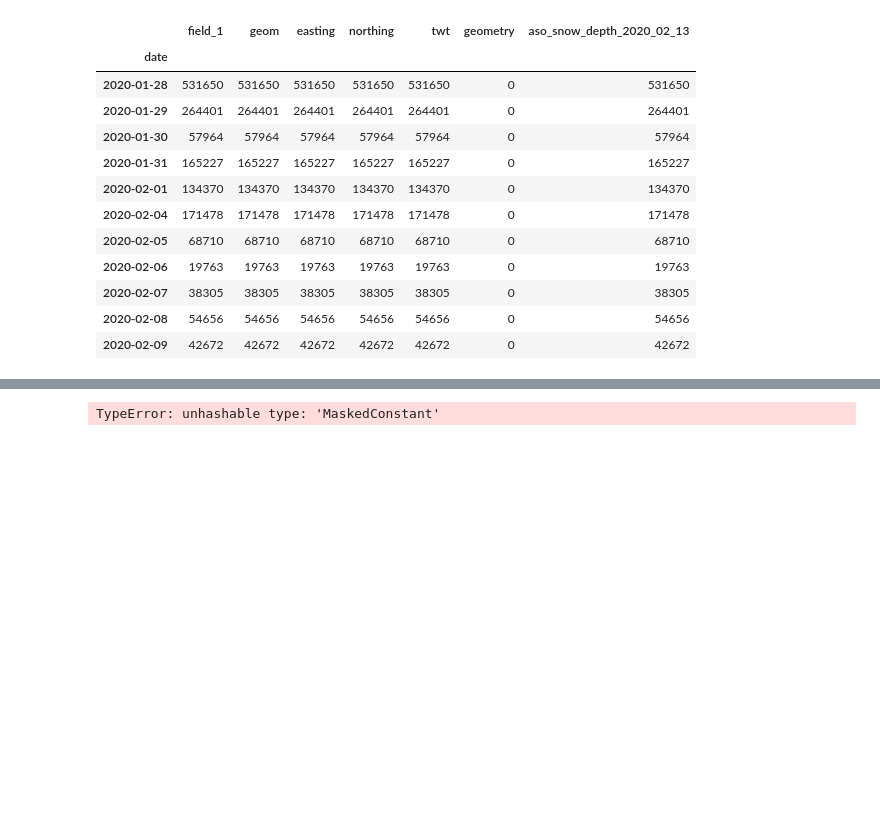
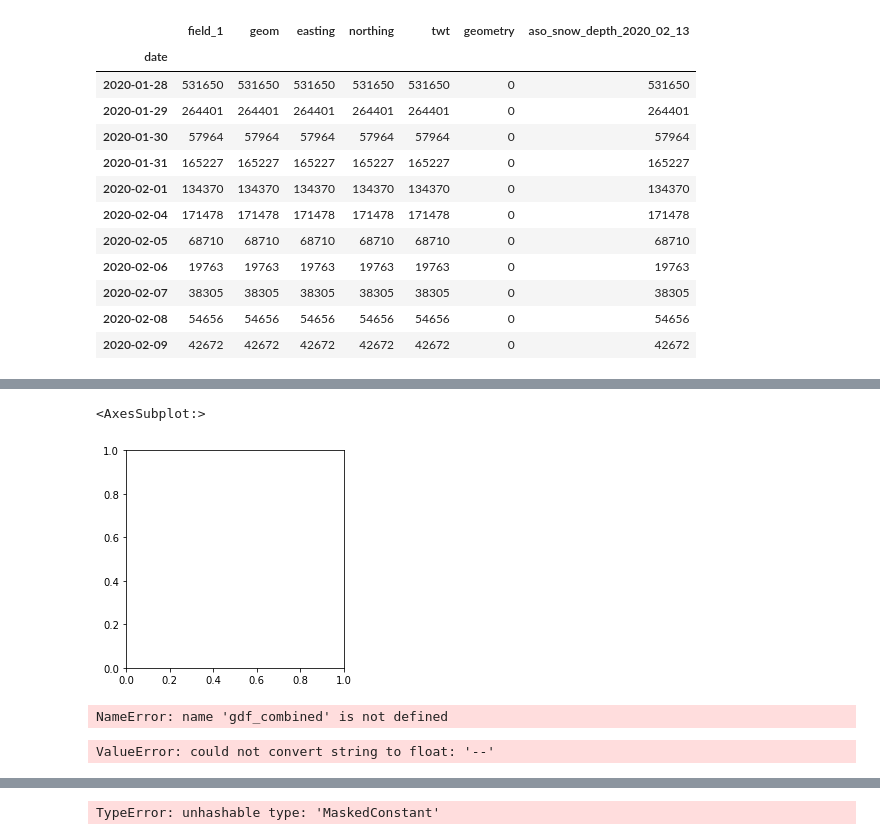
Before and after one commit to snowex-hackweek/coldfusion, a Jupyter notebook: contributors/sethv/database_query_tests.ipynb, the cells around one changed output, grey strips where cells are left out. Cells and saved outputs as stored; diff of their text form; code cells hidden in the pictures; blank space fills up the shorter version.

Commit message:
scratch work from fusion, CSV creation

```diff
--- a/contributors/sethv/database_query_tests.ipynb
+++ b/contributors/sethv/database_query_tests.ipynb
@@ -779,0 +898,4 @@ def f(row):
+# %%
+gdf_combined = pd.concat([gdf,df_of_new_columns], axis=1)
+gdf_combined.geometry = gpd.points_from_xy(gdf_combined["easting"], gdf_combined["northing"])
+gdf_combined
@@ -779,0 +943,13 @@ def f(row):
+# %%
+# Convert all the dataframe columns to the right types
+columns_to_convert = [
+    'twt',
+    'ASO_2020_02_02_SD',
+    'ASO_2020_02_13_SD',
+    'ASO_2020_02_02_SWE',
+    'ASO_2020_02_13_SWE'
+]
+for column in columns_to_convert:
+    gdf_combined[column] = gdf_combined[column].astype(float)
+
+gdf_combined["date"] = pd.to_datetime(gdf_combined["date"])
@@ -930,3 +1172,12 @@ gdf.groupby("date").count()
 | 2020-02-07 | 38305 | 38305 | 38305 | 38305 | 38305 | 0 | 38305 |
 | 2020-02-08 | 54656 | 54656 | 54656 | 54656 | 54656 | 0 | 54656 |
 | 2020-02-09 | 42672 | 42672 | 42672 | 42672 | 42672 | 0 | 42672 |
+# %%
+gdf_combined = gdf_combined.drop("geom", axis=1)
+gdf_combined = gdf_combined.drop("field_1", axis=1)
+# %%
+
+gdf_combined["easting"] = gdf_combined["easting"].astype(float)
+gdf_combined["northing"] = gdf_combined["northing"].astype(float)
+
+gdf_combined.dtypes
@@ -932,0 +1214,9 @@ gdf.groupby("date").count()
+# %%
+gdf_combined[gdf_combined.isna()].plot("ASO_2020_02_02_SD")
+# %% [output]
+<AxesSubplot:>
+[figure, added]
+# %%
+gdf_combined.tail(1000).plot("ASO_2020_02_02_SWE")
+# %% [output]
+NameError: name 'gdf_combined' is not defined
@@ -932,0 +1227,15 @@ gdf.groupby("date").count()
+# %%
+dataFusion = pd.read_csv("GPR_AND_ASO_ALL.CSV")
+columns_to_convert = [
+    'twt',
+    'ASO_2020_02_02_SD',
+    'ASO_2020_02_13_SD',
+    'ASO_2020_02_02_SWE',
+    'ASO_2020_02_13_SWE'
+]
+for column in columns_to_convert:
+    dataFusion[column] = dataFusion[column].astype(float)
+
+dataFusion["date"] = pd.to_datetime(dataFusion["date"])
+# %% [output]
+ValueError: could not convert string to float: '--'
```
Also changed, not shown: parts of 46 cells of this notebook.
